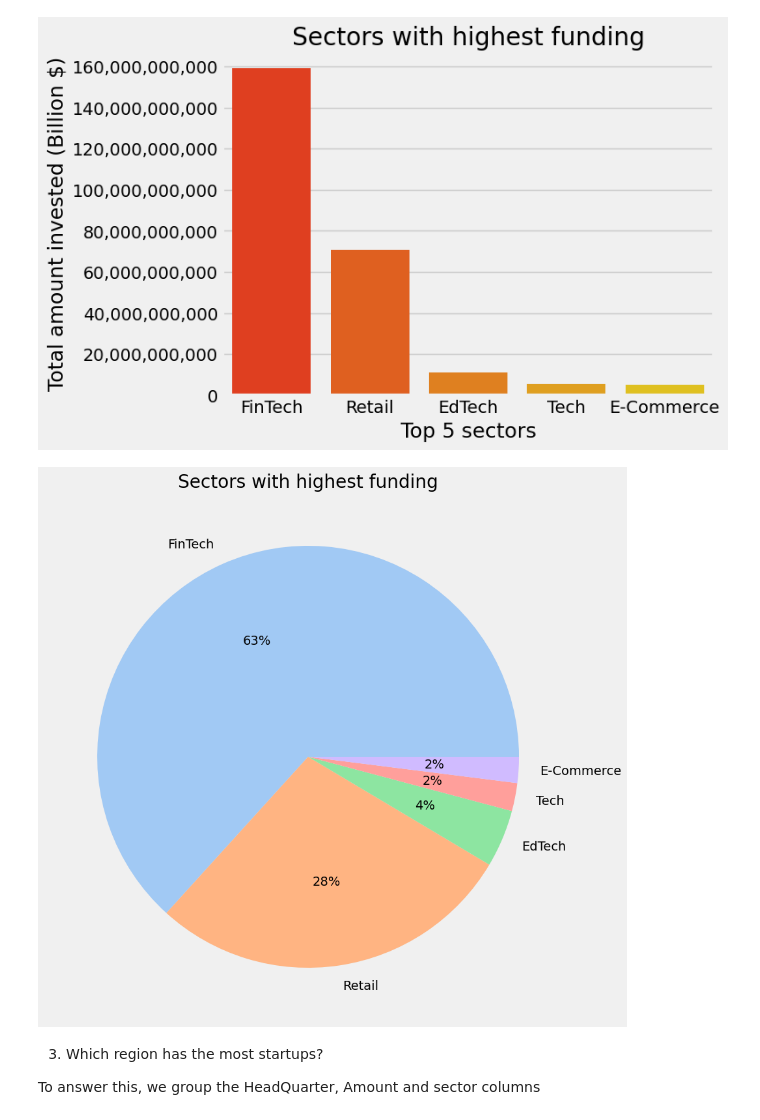
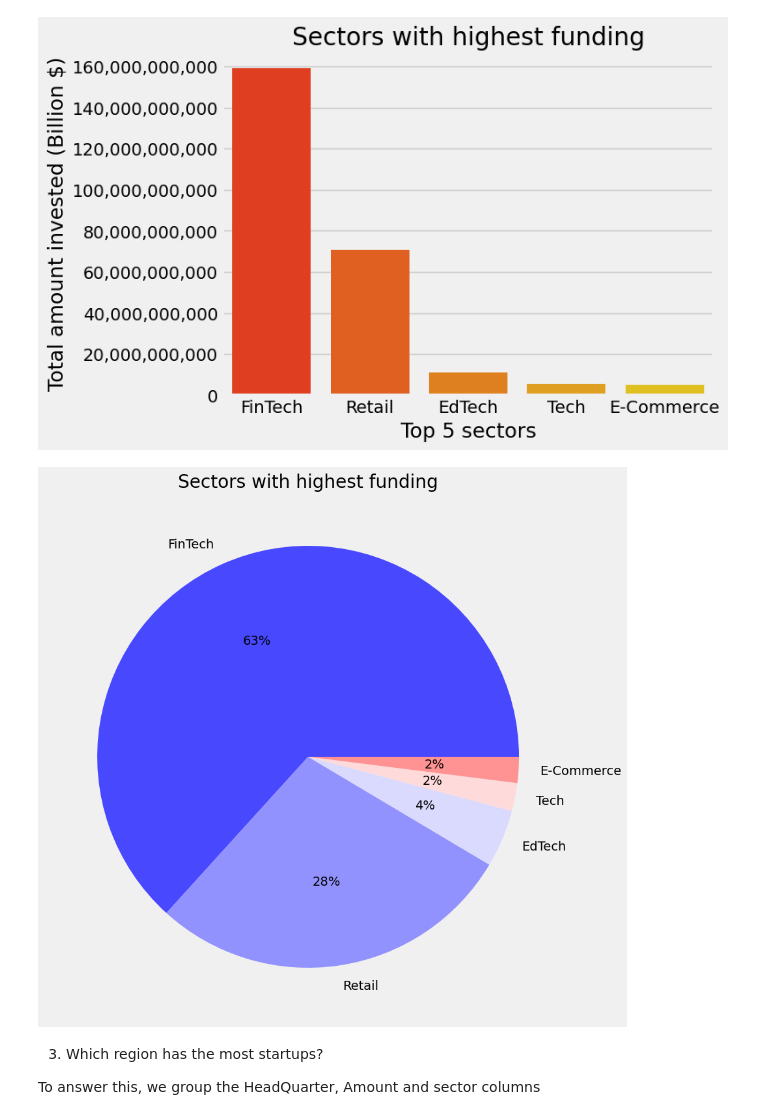
Before and after one commit to Azie88/Beginner-Data-Analysis, a Jupyter notebook: Project_notebook.ipynb, the cells around one changed output. Drawn from its saved outputs; the diff is of its cells as text; code cells hidden in the pictures.

```diff
--- a/Project_notebook.ipynb
+++ b/Project_notebook.ipynb
@@ -1826,17 +1814,17 @@ plt.show()
 # %%
 # Lets present this information on a pie chart to see the differences
 
 #define Seaborn color palette to use
-colors = sns.color_palette('pastel')[0:5]
+colors = sns.color_palette('bwr')[0:5]
 
 #create pie chart
 plt.figure(figsize=(12,10))
 plt.title("Sectors with highest funding")
 plt.style.use("fivethirtyeight")
 plt.pie(q2['Amount($)'].iloc[:5], labels = q2['Sector'].iloc[:5], colors = colors, autopct='%.0f%%')
 plt.show()
 # %% [output]
-[figure, old version]
+[figure, new version]
 # %% [markdown]
 3. Which region has the most startups?
 
```
Also changed, not shown: parts of 35 cells of this notebook.
